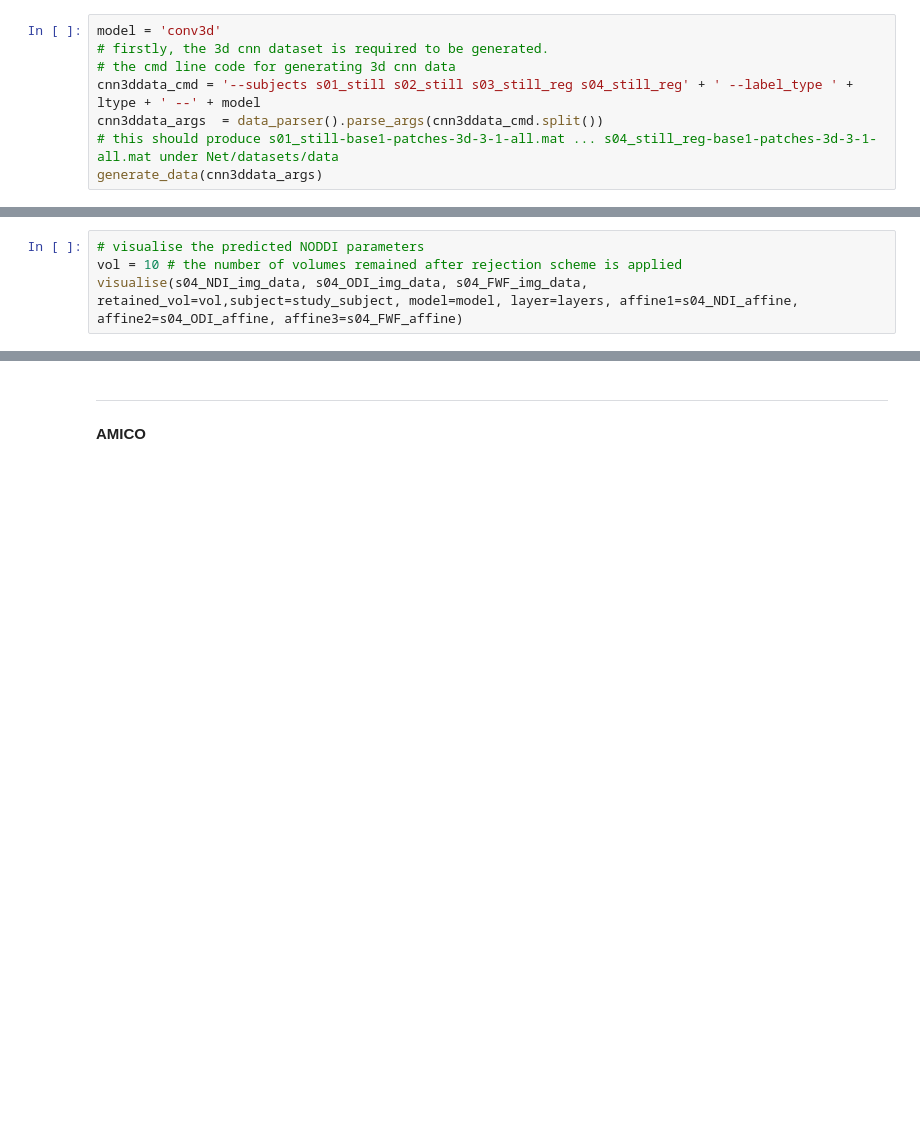
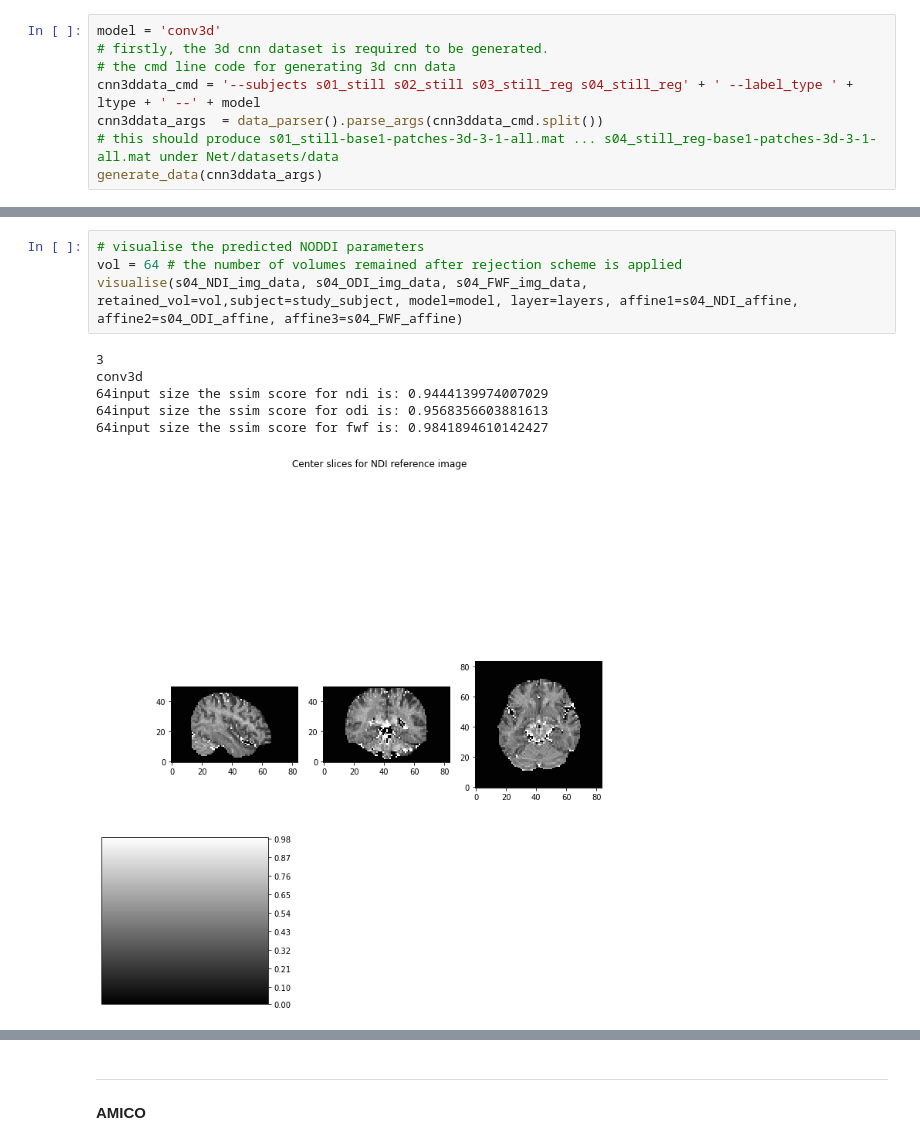
Before and after one commit to Victorvv-1024/IndividualProject, a Jupyter notebook: MedICSS2021_/Net/experiment_2.ipynb, the cells around one changed output, grey strips where cells are left out. Drawn from its saved outputs; the diff is of its cells as text; blank space fills up the shorter version.

```diff
--- a/MedICSS2021_/Net/experiment_2.ipynb
+++ b/MedICSS2021_/Net/experiment_2.ipynb
@@ -524,4 +645,11 @@ test_model(cnn3dtest_args)
 # %%
 # visualise the predicted NODDI parameters
-vol = 10 # the number of volumes remained after rejection scheme is applied
+vol = 64 # the number of volumes remained after rejection scheme is applied
 visualise(s04_NDI_img_data, s04_ODI_img_data, s04_FWF_img_data, retained_vol=vol,subject=study_subject, model=model, layer=layers, affine1=s04_NDI_affine, affine2=s04_ODI_affine, affine3=s04_FWF_affine)
+# %% [output]
+3
+conv3d
+64input size the ssim score for ndi is: 0.9444139974007029
+64input size the ssim score for odi is: 0.9568356603881613
+64input size the ssim score for fwf is: 0.9841894610142427
+[figure, added]
```
Also changed, not shown: parts of 12 cells of this notebook, 10 other files.
